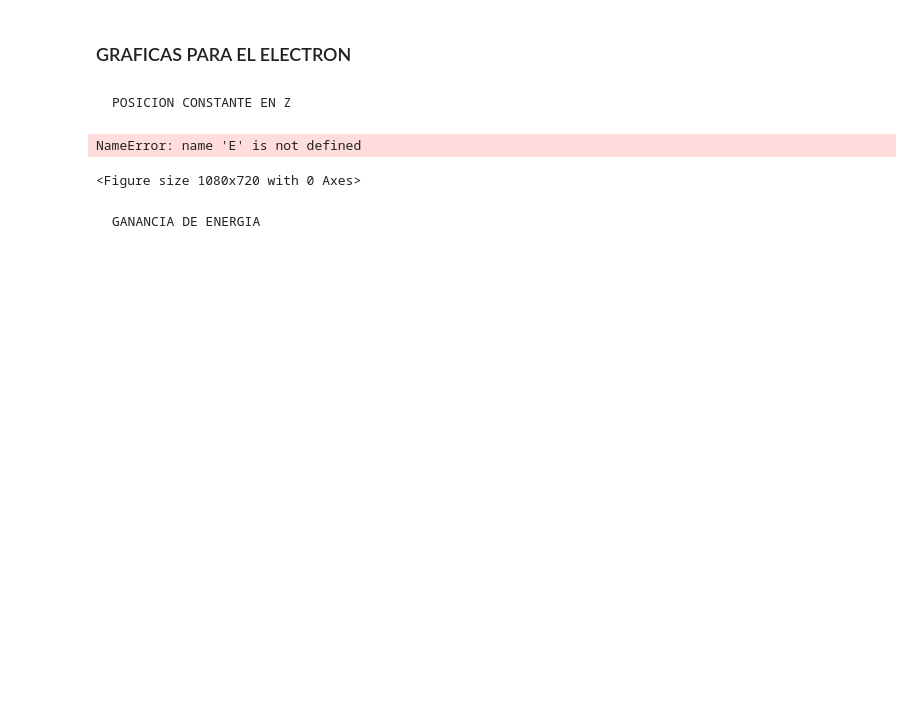
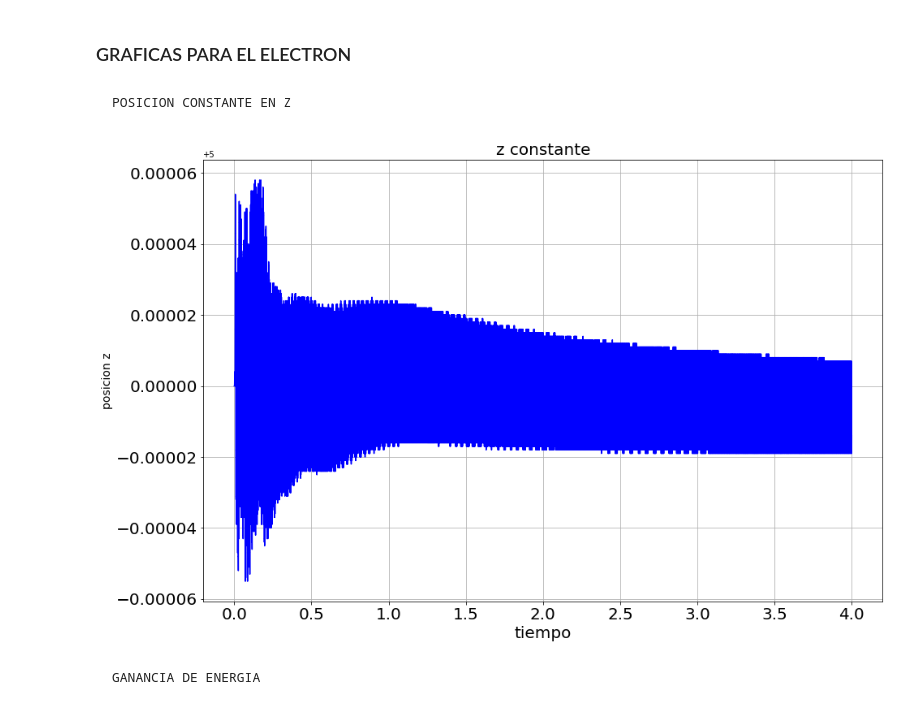
Before and after one commit to alejandroher07/Proyecto-final-, a Jupyter notebook: testing/testing.ipynb, the cells around one changed output. Drawn from its saved outputs; the diff is of its cells as text; code cells hidden in the pictures; blank space fills up the shorter version.

```diff
--- a/testing/testing.ipynb
+++ b/testing/testing.ipynb
@@ -70,17 +69,16 @@ NameError: name 'x' is not defined
     POSICION CONSTANTE EN Z
 # %%
 plt.figure(figsize=(15,10))
-plt.plot(E[:,0], E[:,3],color="blue", linewidth=1.5,)
+plt.plot(e[:,0], e[:,3],color="blue", linewidth=1.5,)
 
 plt.tick_params(labelsize = 20)
 plt.xlabel('tiempo',fontsize=20)
 plt.ylabel('posicion z',fontsize=14)
 plt.title('z constante',fontsize=20)
 plt.grid(True)
 plt.savefig('test_ele_z.jpg')
 # %% [output]
-NameError: name 'E' is not defined
-<Figure size 1080x720 with 0 Axes>
+[figure, added]
 # %% [markdown]
     GANANCIA DE ENERGIA
 # %%
```
Also changed, not shown: parts of 1 cell of this notebook.
